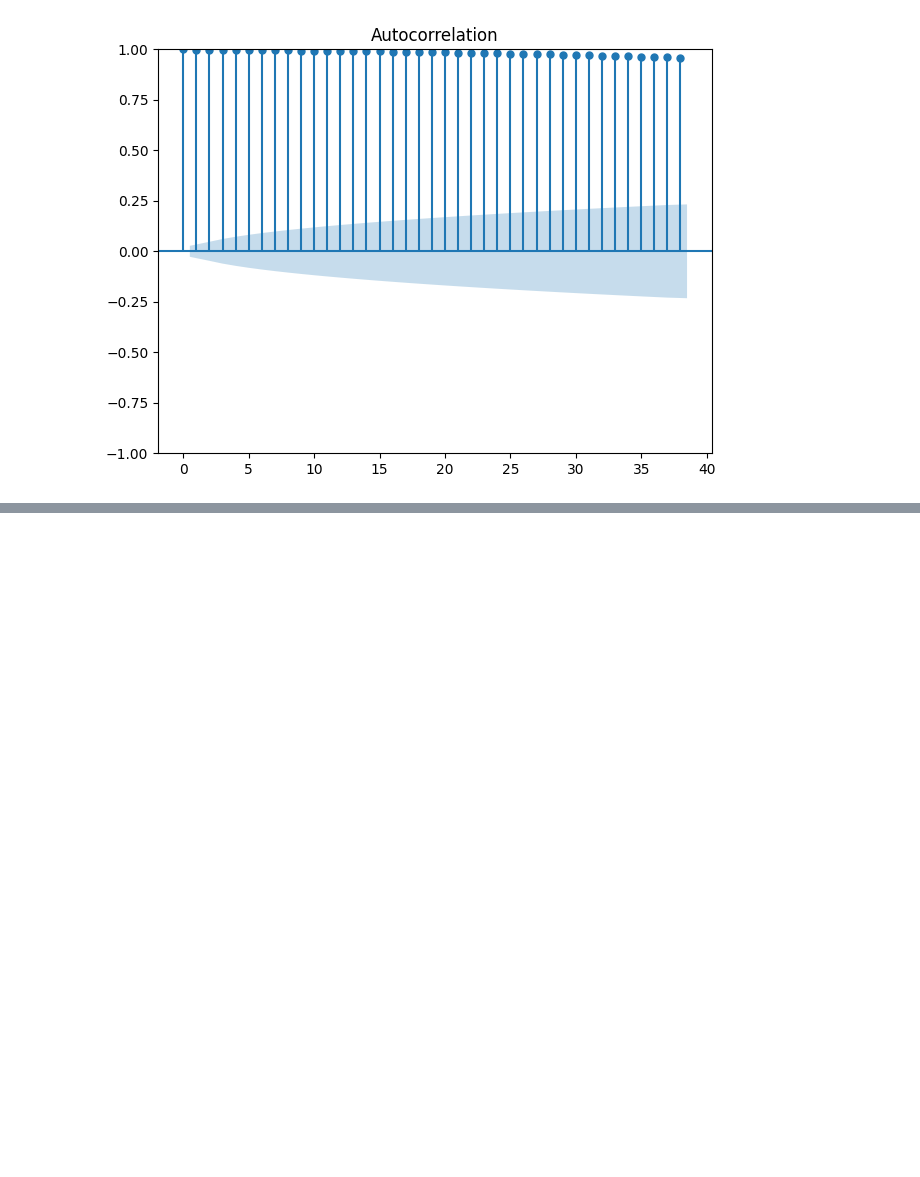
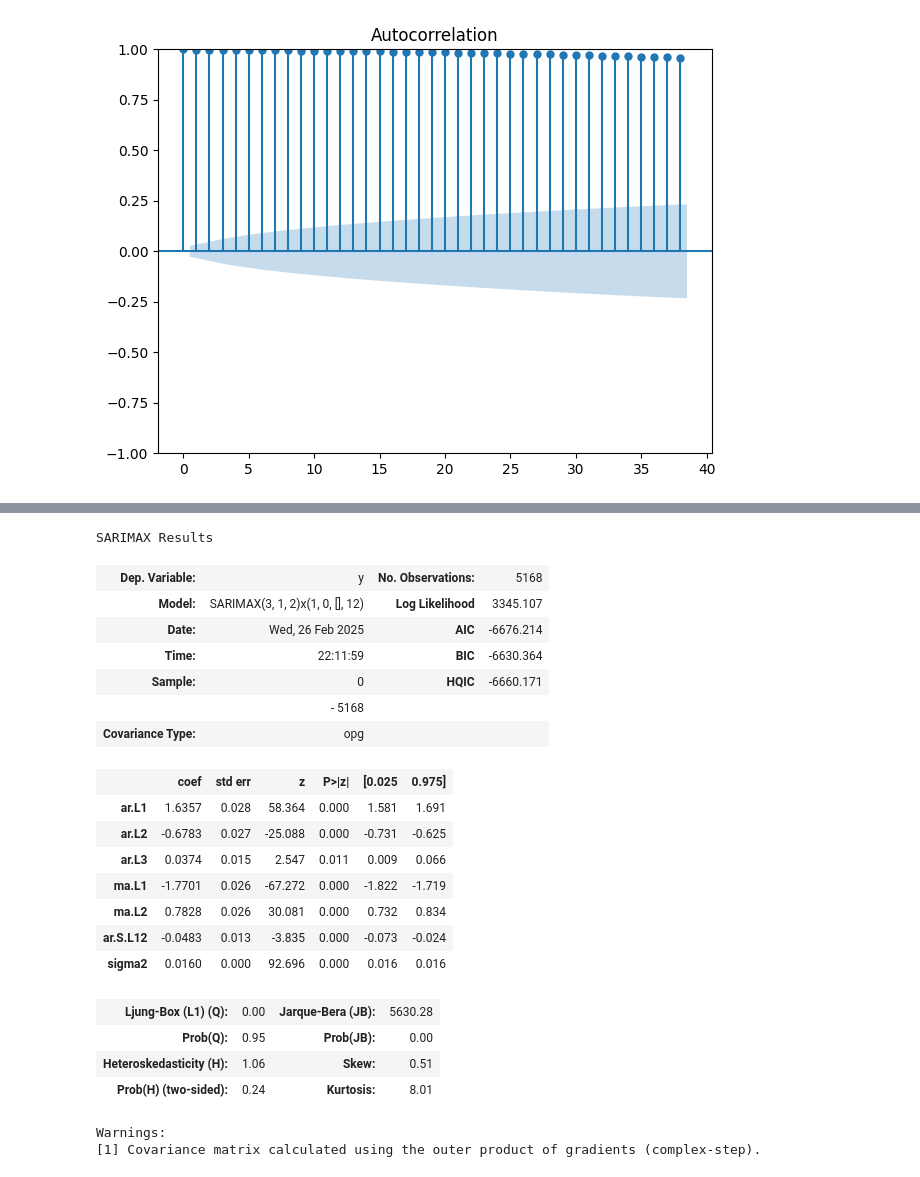
Before and after one commit to 4GeeksAcademy/maldo1904_Proyecto-Tutorial-de-Series-Temporales, a Jupyter notebook: src/explore.ipynb, the cells around one changed output, grey strips where cells are left out. Saved outputs shown, nothing was run; the diff lists cells and outputs as text; code cells hidden in the pictures; blank space fills up the shorter version.

```diff
--- a/src/explore.ipynb
+++ b/src/explore.ipynb
@@ -173,0 +160,25 @@ Performing stepwise search to minimize aic
+# %%
+model.summary()
+# %% [output]
+SARIMAX Results
+| Dep. Variable: | y | No. Observations: | 5168 |
+| Model: | SARIMAX(3, 1, 2)x(1, 0, [], 12) | Log Likelihood | 3345.107 |
+| Date: | Wed, 26 Feb 2025 | AIC | -6676.214 |
+| Time: | 22:11:59 | BIC | -6630.364 |
+| Sample: | 0 | HQIC | -6660.171 |
+|  | - 5168 |  |  |
+| Covariance Type: | opg |  |  |
+|  | coef | std err | z | P>|z| | [0.025 | 0.975] |
+| ar.L1 | 1.6357 | 0.028 | 58.364 | 0.000 | 1.581 | 1.691 |
+| ar.L2 | -0.6783 | 0.027 | -25.088 | 0.000 | -0.731 | -0.625 |
+| ar.L3 | 0.0374 | 0.015 | 2.547 | 0.011 | 0.009 | 0.066 |
+| ma.L1 | -1.7701 | 0.026 | -67.272 | 0.000 | -1.822 | -1.719 |
+| ma.L2 | 0.7828 | 0.026 | 30.081 | 0.000 | 0.732 | 0.834 |
+| ar.S.L12 | -0.0483 | 0.013 | -3.835 | 0.000 | -0.073 | -0.024 |
+| sigma2 | 0.0160 | 0.000 | 92.696 | 0.000 | 0.016 | 0.016 |
+| Ljung-Box (L1) (Q): | 0.00 | Jarque-Bera (JB): | 5630.28 |
+| Prob(Q): | 0.95 | Prob(JB): | 0.00 |
+| Heteroskedasticity (H): | 1.06 | Skew: | 0.51 |
+| Prob(H) (two-sided): | 0.24 | Kurtosis: | 8.01 |
+Warnings:
+[1] Covariance matrix calculated using the outer product of gradients (complex-step).
```
Also changed, not shown: parts of 7 cells of this notebook.
